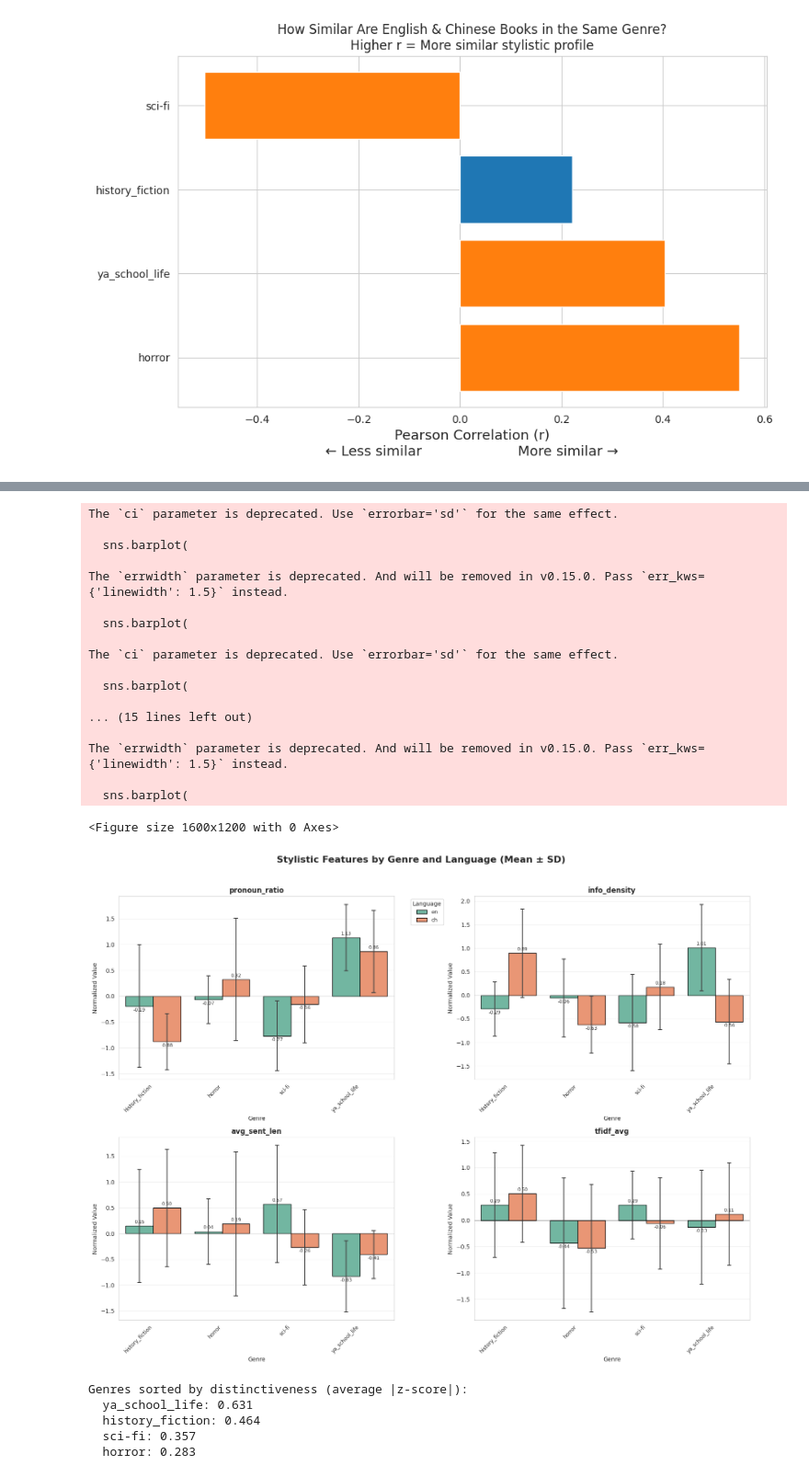
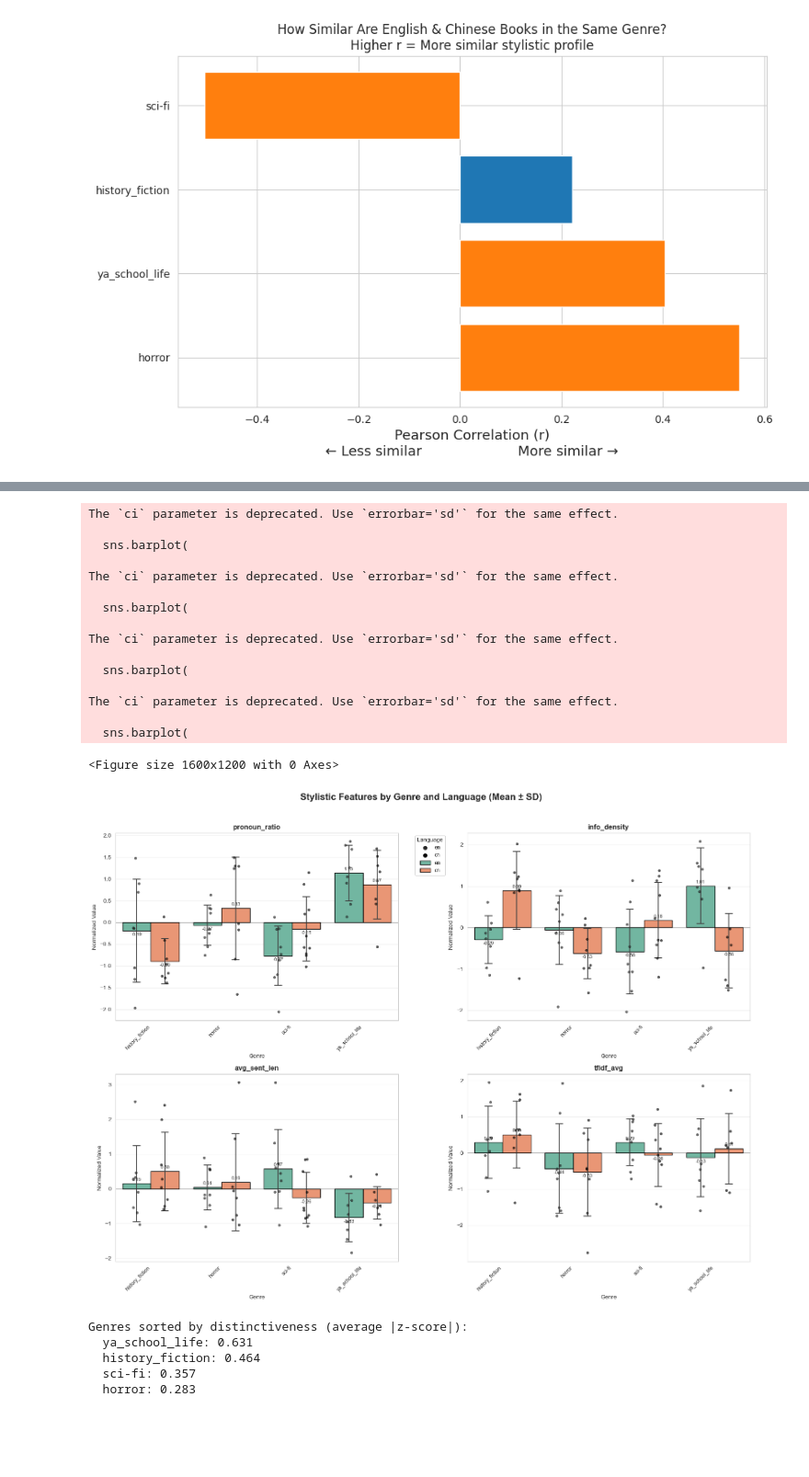
Before and after one commit to asapacsin/cross-culture-linguistic-analysis, a Jupyter notebook: lingu.ipynb, the cells around one changed output, grey strips where cells are left out. Shown at 92% size. Drawn from its saved outputs; the diff is of its cells as text; code cells hidden in the pictures; blank space fills up the shorter version.

Commit message:
dot plot

```diff
--- a/lingu.ipynb
+++ b/lingu.ipynb
@@ -417,47 +437,59 @@ for idx, feature in enumerate(features):
         edgecolor='black',
         linewidth=1
     )
-
+    # 2. ADD DOT PLOT — this is the magic!
+    sns.stripplot(
+        data=df,
+        x="genre",
+        y=norm_feature,
+        hue="language",
+        ax=ax,
+        dodge=True,                  # separates points by hue (critical!)
+        jitter=True,                 # spreads points horizontally
+        size=4,                      # dot size
+        alpha=0.65,                  # slightly transparent points
+        edgecolor="black",
+        linewidth=0.5,
+        palette="dark:black"         # dark edges for visibility
+    )
     # Add value labels
     for container in ax.containers:
         ax.bar_label(container, fmt='%.2f', padding=3, fontsize=8)
 
     ax.set_title(f"{feature}", fontsize=12, fontweight='bold')
     ax.set_xlabel("Genre", fontsize=10)
     ax.set_ylabel("Normalized Value", fontsize=10)
     ax.set_xticklabels(ax.get_xticklabels(), rotation=45, ha='right', fontsize=9)
     ax.grid(True, alpha=0.3, axis='y')
     ax.axhline(y=0, color='black', linestyle='-', linewidth=0.5, alpha=0.5)
 
     if idx == 0:
         ax.legend(title="Language", bbox_to_anchor=(1.05, 1), loc='upper left', fontsize=9)
     else:
         ax.legend().remove()
 
 fig.suptitle("Stylistic Features by Genre and Language (Mean ± SD)",
              fontsize=16, fontweight='bold', y=1.02)
 plt.tight_layout()
 plt.show()
 # %% [output]
 The `ci` parameter is deprecated. Use `errorbar='sd'` for the same effect.
-
-  sns.barplot(
-
-The `errwidth` parameter is deprecated. And will be removed in v0.15.0. Pass `err_kws={'linewidth': 1.5}` instead.
 
   sns.barplot(
 
 The `ci` parameter is deprecated. Use `errorbar='sd'` for the same effect.
 
   sns.barplot(
 
-... (15 lines left out)
-
-The `errwidth` parameter is deprecated. And will be removed in v0.15.0. Pass `err_kws={'linewidth': 1.5}` instead.
+The `ci` parameter is deprecated. Use `errorbar='sd'` for the same effect.
 
   sns.barplot(
+
+The `ci` parameter is deprecated. Use `errorbar='sd'` for the same effect.
+
+  sns.barplot(
 <Figure size 1600x1200 with 0 Axes>
-[figure, old version]
+[figure, new version]
 # %%
 # Ensure data is prepared
 features = ["pronoun_ratio", "info_density", "avg_sent_len", "tfidf_avg"]
```
Also changed, not shown: parts of 11 cells of this notebook.
